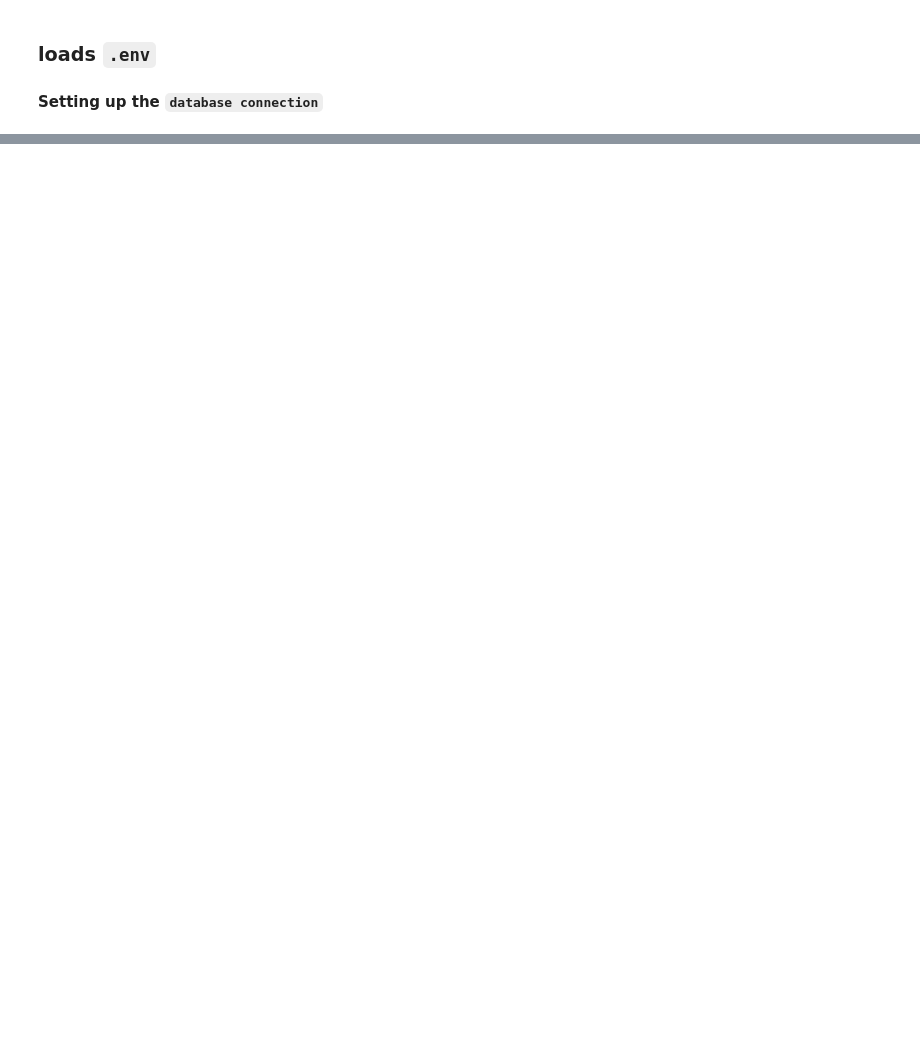
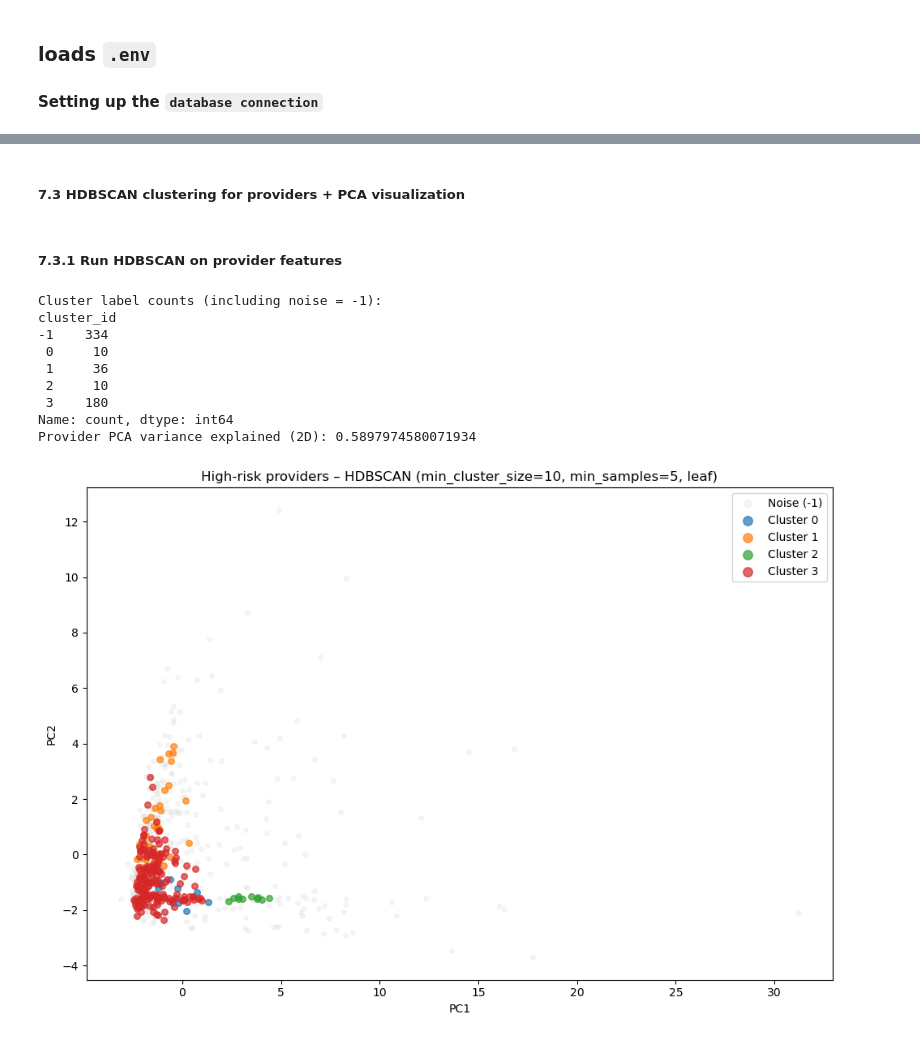
Before and after one commit to Healthcare-Fraud-Detection-System/Healthcare-Fraud-Detection-System, a Jupyter notebook: Project/7) Fraud-type clustering & characterization/7.ipynb, the cells around one changed output, grey strips where cells are left out. Drawn from its saved outputs; the diff is of its cells as text; code cells hidden in the pictures; blank space fills up the shorter version.

```diff
--- a/Project/7) Fraud-type clustering & characterization/7.ipynb
+++ b/Project/7) Fraud-type clustering & characterization/7.ipynb
@@ -27,0 +204,79 @@ NameError: name 'load_dotenv' is not defined
+# %% [markdown]
+##### 7.3 HDBSCAN clustering for providers + PCA visualization
+# %% [markdown]
+##### 7.3.1 Run HDBSCAN on provider features
+# %%
+import hdbscan
+from sklearn.decomposition import PCA
+import matplotlib.pyplot as plt
+import numpy as np
+
+# HDBSCAN with more permissive parameters
+min_cluster_size = 10
+min_samples = 5
+
+clusterer_prov = hdbscan.HDBSCAN(
+    min_cluster_size=min_cluster_size,
+    min_samples=min_samples,
+    metric="euclidean",
+    cluster_selection_method="leaf",
+    prediction_data=True
+)
+
+prov_labels = clusterer_prov.fit_predict(X_prov_scaled)
+df_prov_fraud_universe["cluster_id"] = prov_labels
+
+print("Cluster label counts (including noise = -1):")
+print(df_prov_fraud_universe["cluster_id"].value_counts().sort_index())
+
+# PCA
+pca_prov = PCA(n_components=2, random_state=42)
+X_prov_pca = pca_prov.fit_transform(X_prov_scaled)
+
+df_prov_fraud_universe["pca1"] = X_prov_pca[:, 0]
+df_prov_fraud_universe["pca2"] = X_prov_pca[:, 1]
+
+print("Provider PCA variance explained (2D):",
+      pca_prov.explained_variance_ratio_.sum())
+
+# Plot
+plt.figure(figsize=(10, 7))
+
+noise_mask = df_prov_fraud_universe["cluster_id"] == -1
+plt.scatter(
+    df_prov_fraud_universe.loc[noise_mask, "pca1"],
+    df_prov_fraud_universe.loc[noise_mask, "pca2"],
+    s=15,
+    alpha=0.2,
+    label="Noise (-1)",
+    color="lightgrey"
+)
+
+for cl in sorted([c for c in df_prov_fraud_universe["cluster_id"].unique() if c != -1]):
+    mask = df_prov_fraud_universe["cluster_id"] == cl
+    plt.scatter(
+        df_prov_fraud_universe.loc[mask, "pca1"],
+        df_prov_fraud_universe.loc[mask, "pca2"],
+        s=30,
+        alpha=0.7,
+        label=f"Cluster {cl}"
+    )
+
+plt.xlabel("PC1")
+plt.ylabel("PC2")
+plt.title(
+    f"High-risk providers – HDBSCAN (min_cluster_size={min_cluster_size}, min_samples={min_samples}, leaf)")
+plt.legend(markerscale=1.5)
+plt.tight_layout()
+plt.show()
+# %% [output]
+Cluster label counts (including noise = -1):
+cluster_id
+-1    334
+ 0     10
+ 1     36
+ 2     10
+ 3    180
+Name: count, dtype: int64
+Provider PCA variance explained (2D): 0.5897974580071934
+[figure, added]
```
Also changed, not shown: parts of 10 cells of this notebook, 4 other files.
